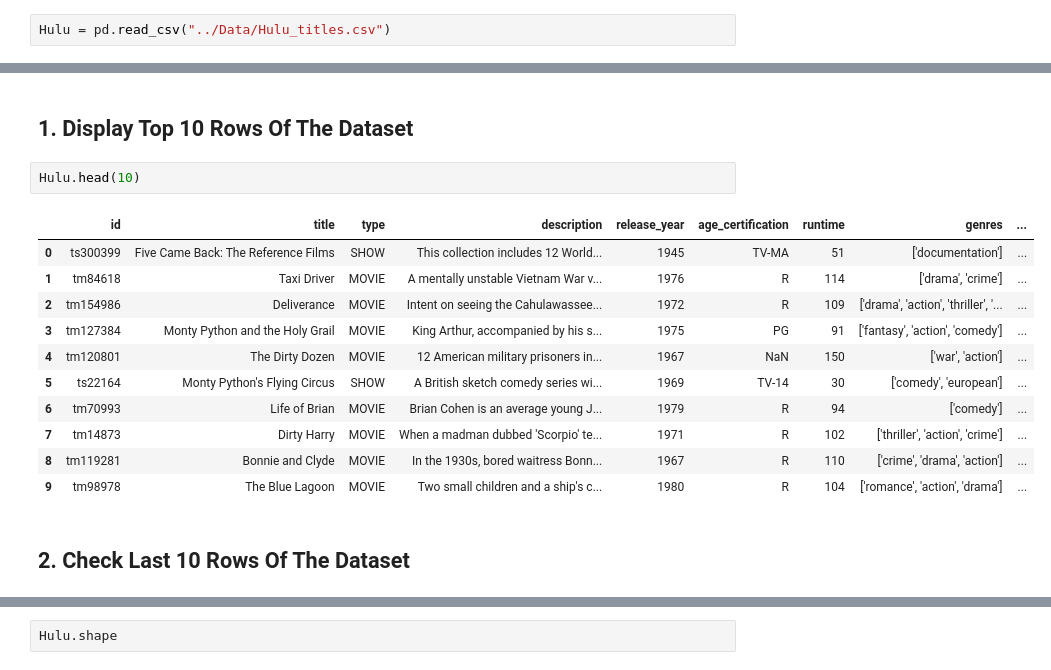
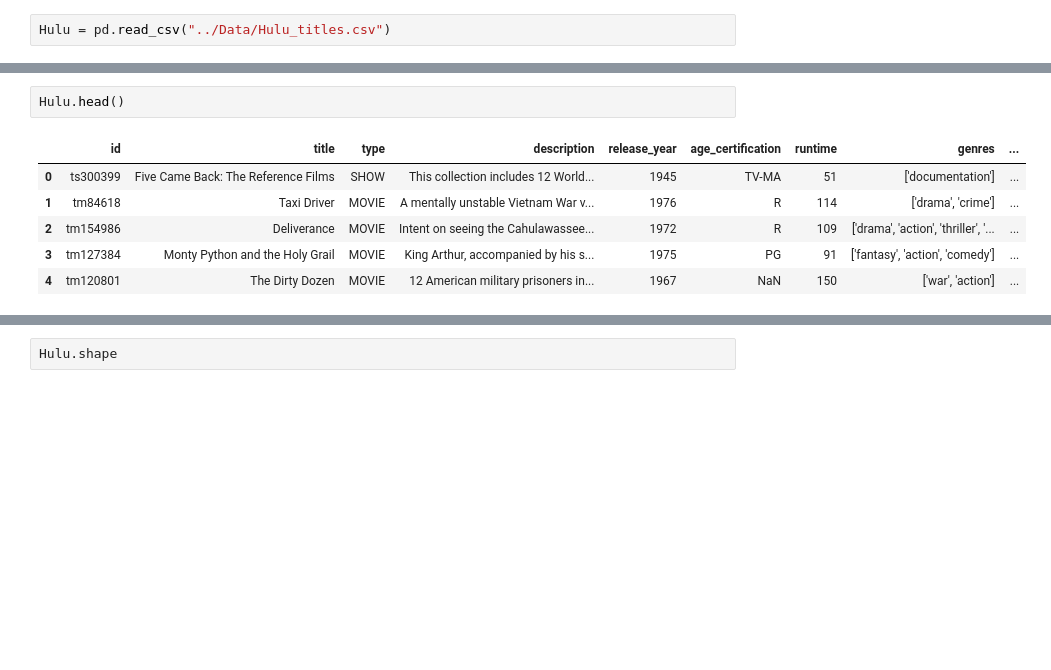
Before and after one commit to SummerEcho87/Group-Project-, a Jupyter notebook: Notebooks/Hulu.ipynb, the cells around one changed output, grey strips where cells are left out. Drawn from its saved outputs; the diff is of its cells as text; blank space fills up the shorter version.

```diff
--- a/Notebooks/Hulu.ipynb
+++ b/Notebooks/Hulu.ipynb
@@ -27,21 +30,12 @@ drwxr-xr-x@ 12 jaclynhuff  staff      384 Aug 24 08:38 .ipynb_checkpoints/
 -rw-r--r--   1 jaclynhuff  staff  2470271 Aug 24 16:29 amazon prime movies.csv
 -rw-r--r--   1 jaclynhuff  staff  3972416 Aug 24 16:29 amazon_prime_titles.csv
 -rw-r--r--   1 jaclynhuff  staff  2098808 Aug 15 16:47 netflix_recode.csv
-# %% [markdown]
-## 1. Display Top 10 Rows Of The Dataset
 # %%
-Hulu.head(10)
+Hulu.head()
 # %% [output]
 |  | id | title | type | description | release_year | age_certification | runtime | genres | ... |
 | 0 | ts300399 | Five Came Back: The Reference Films | SHOW | This collection includes 12 World... | 1945 | TV-MA | 51 | ['documentation'] | ... |
 | 1 | tm84618 | Taxi Driver | MOVIE | A mentally unstable Vietnam War v... | 1976 | R | 114 | ['drama', 'crime'] | ... |
 | 2 | tm154986 | Deliverance | MOVIE | Intent on seeing the Cahulawassee... | 1972 | R | 109 | ['drama', 'action', 'thriller', '... | ... |
 | 3 | tm127384 | Monty Python and the Holy Grail | MOVIE | King Arthur, accompanied by his s... | 1975 | PG | 91 | ['fantasy', 'action', 'comedy'] | ... |
 | 4 | tm120801 | The Dirty Dozen | MOVIE | 12 American military prisoners in... | 1967 | NaN | 150 | ['war', 'action'] | ... |
-| 5 | ts22164 | Monty Python's Flying Circus | SHOW | A British sketch comedy series wi... | 1969 | TV-14 | 30 | ['comedy', 'european'] | ... |
-| 6 | tm70993 | Life of Brian | MOVIE | Brian Cohen is an average young J... | 1979 | R | 94 | ['comedy'] | ... |
-| 7 | tm14873 | Dirty Harry | MOVIE | When a madman dubbed 'Scorpio' te... | 1971 | R | 102 | ['thriller', 'action', 'crime'] | ... |
-| 8 | tm119281 | Bonnie and Clyde | MOVIE | In the 1930s, bored waitress Bonn... | 1967 | R | 110 | ['crime', 'drama', 'action'] | ... |
-| 9 | tm98978 | The Blue Lagoon | MOVIE | Two small children and a ship's c... | 1980 | R | 104 | ['romance', 'action', 'drama'] | ... |
-# %% [markdown]
-## 2. Check Last 10 Rows Of The Dataset
```
Also changed, not shown: parts of 30 cells of this notebook, 2 other files.
